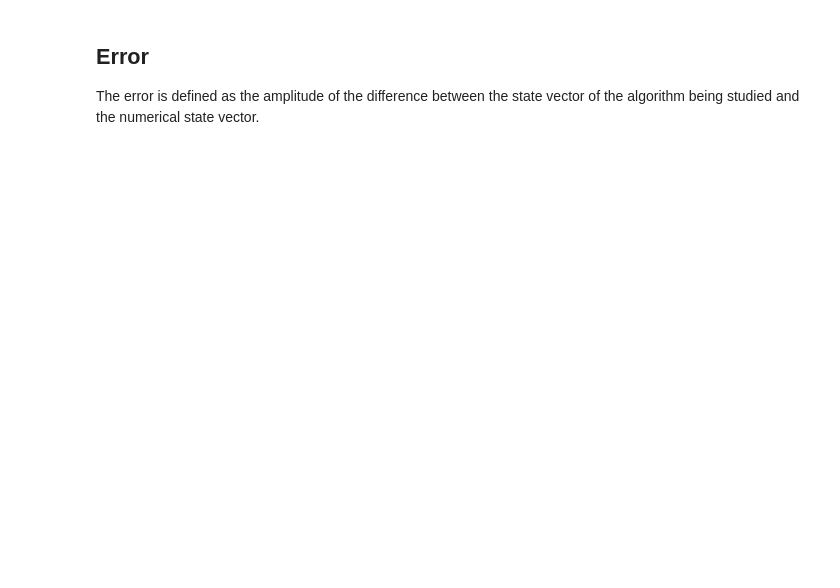
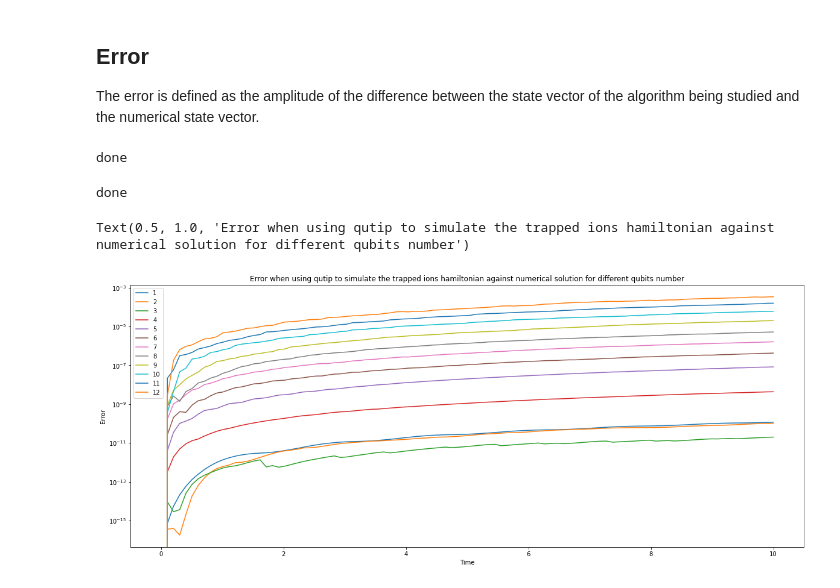
Before and after one commit to majdh98/Summer2021, a Jupyter notebook: 11- Simulation Methods Benchmark.ipynb, the cells around one changed output. Cells and saved outputs as stored; diff of their text form; code cells hidden in the pictures; blank space fills up the shorter version.

```diff
--- a/11- Simulation Methods Benchmark.ipynb
+++ b/11- Simulation Methods Benchmark.ipynb
@@ -298,7 +301,10 @@ print(numerical_entire_sim_time)
 trotter_times = []
 trotter_states_at_diff_qubits_at_diff_trotter_num = []# a list of a list(states for n qubits at diff trotter nums)
                                                       # of a list(states for spe)
-for i in range(len(Js)):
+# Time performance
+begin_time = time.time()
+
+for i in range(8):
     t = []
     trotter_states_for_diff_trotter_num = []
     for j in range(len(trotter_nums)):
@@ -307,4 +313,7 @@ for i in range(len(Js)):
         t.append(states[1])
     trotter_states_at_diff_qubits_at_diff_trotter_num.append(trotter_states_for_diff_trotter_num)
     trotter_times.append(t)
-    print(str(i) + " qubits: done")
+    print(str(i + 1) + " qubits: done")
+trotter_entire_sim_time = time.time() - begin_time
+print("done")
+print(trotter_entire_sim_time)
@@ -317,11 +337,14 @@ qutip_states_at_diff_qubits = []
 # Time performance
 begin_time = time.time()
 
+options = Options()
+
+
 for i in range(len(Js)):
-    states = qutip_sim(initial_states[i], Js[i], h, times)
+    states = qutip_simulate(initial_states[i], Js[i], h, times, options)
     qutip_times.append(states[1])
     qutip_states_at_diff_qubits.append(states[0])
-    print(str(i) + " qubits: done")
+    print(str(i + 1) + " qubits: done")
 
 qutip_entire_sim_time = time.time() - begin_time
 print("done")
@@ -331,7 +369,7 @@ print(qutip_entire_sim_time)
 The error is defined as the amplitude of the difference between the state vector of the algorithm being studied and the numerical state vector.
 # %%
 trotter_error = []
-for i in range(len(Js)):
+for i in range(8):#len(Js)):
     n = len(Js[i]) # nums of qubits currently considered
     t_nums_error = []
     for j in range(len(trotter_nums)):
@@ -340,12 +378,14 @@ for i in range(len(Js)):
         trotter_states = trotter_states_at_diff_qubits_at_diff_trotter_num[i][j]
         for k in range(len(times)):
             y = []
-            for l in range(n):
+            for l in range(2**n):
                 y.append(numerical_states[k][l] - trotter_states[k][l])
             error.append(np.abs(np.vdot(y, y)))
         t_nums_error.append(error)
     trotter_error.append(t_nums_error)
 print("done")
+# %% [output]
+done
 # %%
 qutip_error = []
 for i in range(len(Js)):
@@ -355,19 +395,28 @@ for i in range(len(Js)):
     qutip_states = qutip_states_at_diff_qubits[i]
     for j in range(len(times)):
         y = []
-        for j in range(n):
-            y.append(numerical_states[j][k] - trotter_states[j][k])
+        for k in range(2**n):
+#             print(k)
+#             print(qutip_states[j][1])
+#             s = qutip_states[j][k]
+            y.append(numerical_states[j][k] - qutip_states[j][k])
         error.append(np.abs(np.vdot(y, y)))
     qutip_error.append(error)
 print("done")
+# %% [output]
+done
 # %%
 p = plt.figure(1)
 p.set_figwidth(20)
 p.set_figheight(8)
 p = plt.subplot()
 for error in qutip_error:
     p.plot(times, error)
+p.set_yscale('log')
 p.legend(qubits_num)
 p.set_xlabel('Time')
 p.set_ylabel('Error')
 p.set_title("Error when using qutip to simulate the trapped ions hamiltonian against numerical solution for different qubits number")
+# %% [output]
+Text(0.5, 1.0, 'Error when using qutip to simulate the trapped ions hamiltonian against numerical solution for different qubits number')
+[figure, added]
```
Also changed, not shown: parts of 11 cells of this notebook, 1 other file.
